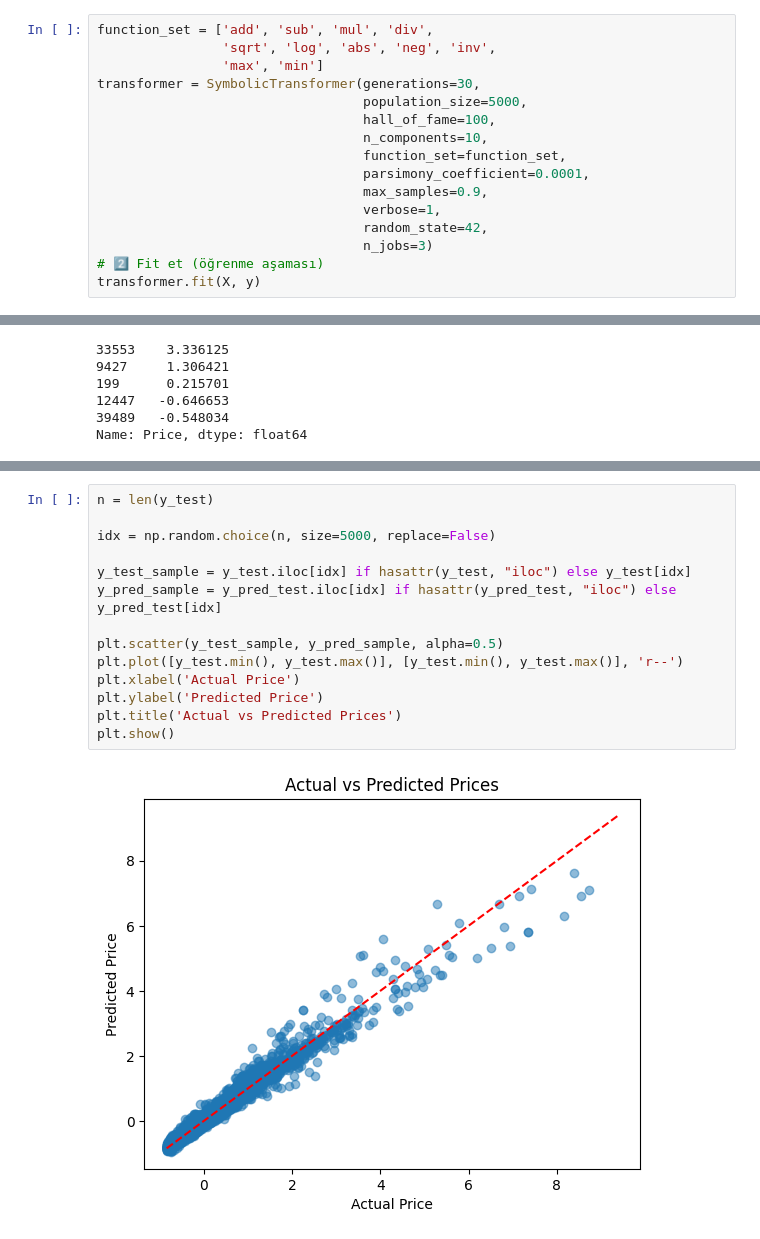
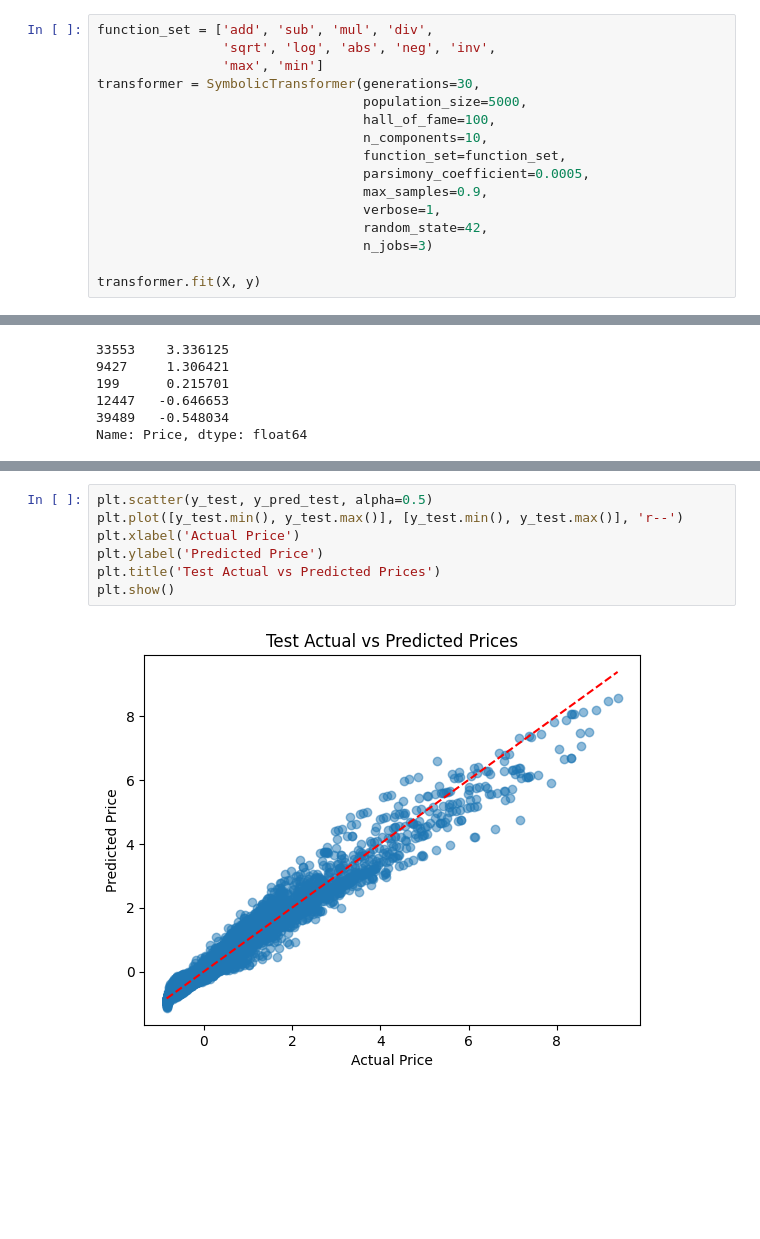
Before and after one commit to suleymangzy/SymbolicRegressionWhitGeneticPrograming, a Jupyter notebook: CarSalesSR-GP.ipynb, the cells around one changed output, grey strips where cells are left out. Drawn from its saved outputs; the diff is of its cells as text; blank space fills up the shorter version.

```diff
--- a/CarSalesSR-GP.ipynb
+++ b/CarSalesSR-GP.ipynb
@@ -73,12 +73,12 @@ transformer = SymbolicTransformer(generations=30,
                                   hall_of_fame=100,
                                   n_components=10,
                                   function_set=function_set,
-                                  parsimony_coefficient=0.0001,
+                                  parsimony_coefficient=0.0005,
                                   max_samples=0.9,
                                   verbose=1,
                                   random_state=42,
                                   n_jobs=3)
-# 2️⃣ Fit et (öğrenme aşaması)
+
 transformer.fit(X, y)
 # %% [output]
     |   Population Average    |             Best Individual              |
@@ -231,16 +225,9 @@ plt.show()
 # %%
-n = len(y_test)
-
-idx = np.random.choice(n, size=5000, replace=False)
-
-y_test_sample = y_test.iloc[idx] if hasattr(y_test, "iloc") else y_test[idx]
-y_pred_sample = y_pred_test.iloc[idx] if hasattr(y_pred_test, "iloc") else y_pred_test[idx]
-
-plt.scatter(y_test_sample, y_pred_sample, alpha=0.5)
+plt.scatter(y_test, y_pred_test, alpha=0.5)
 plt.plot([y_test.min(), y_test.max()], [y_test.min(), y_test.max()], 'r--')
 plt.xlabel('Actual Price')
 plt.ylabel('Predicted Price')
-plt.title('Actual vs Predicted Prices')
+plt.title('Test Actual vs Predicted Prices')
 plt.show()
 # %% [output]
-[figure, old version]
+[figure, new version]
```
Also changed, not shown: parts of 7 cells of this notebook.
